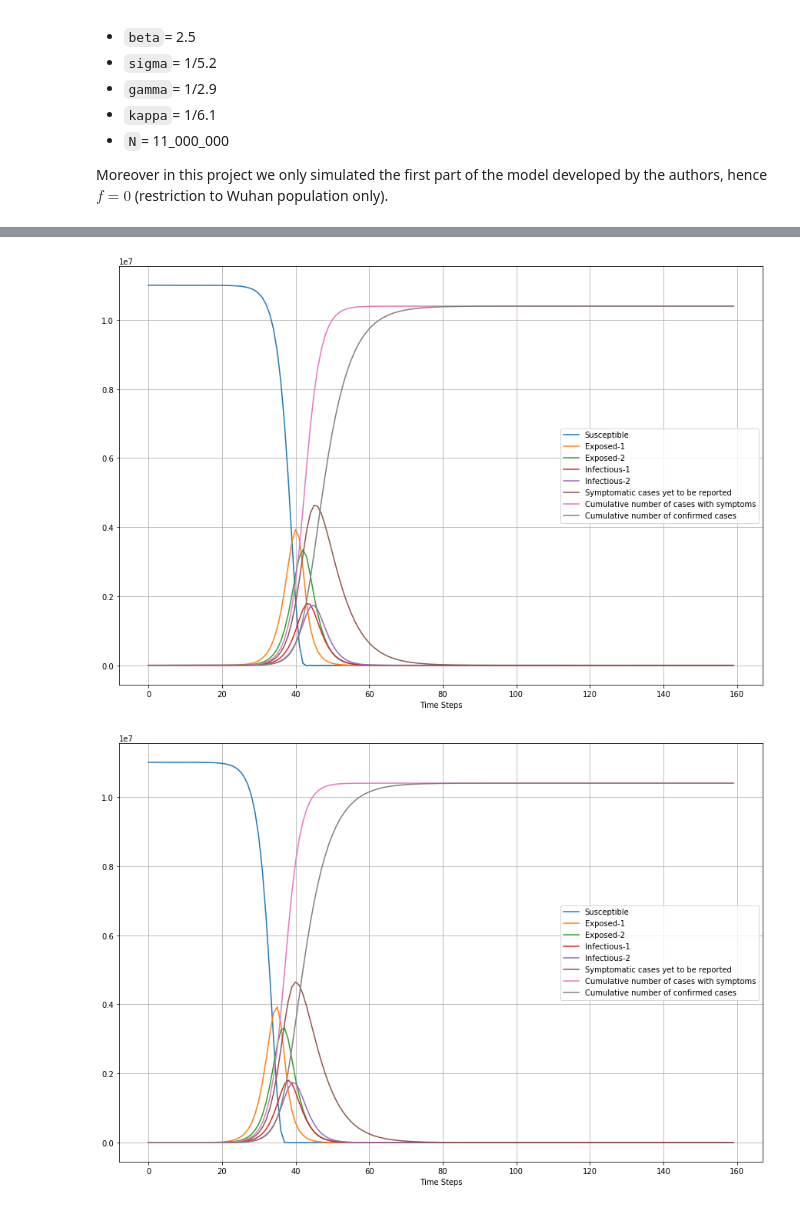
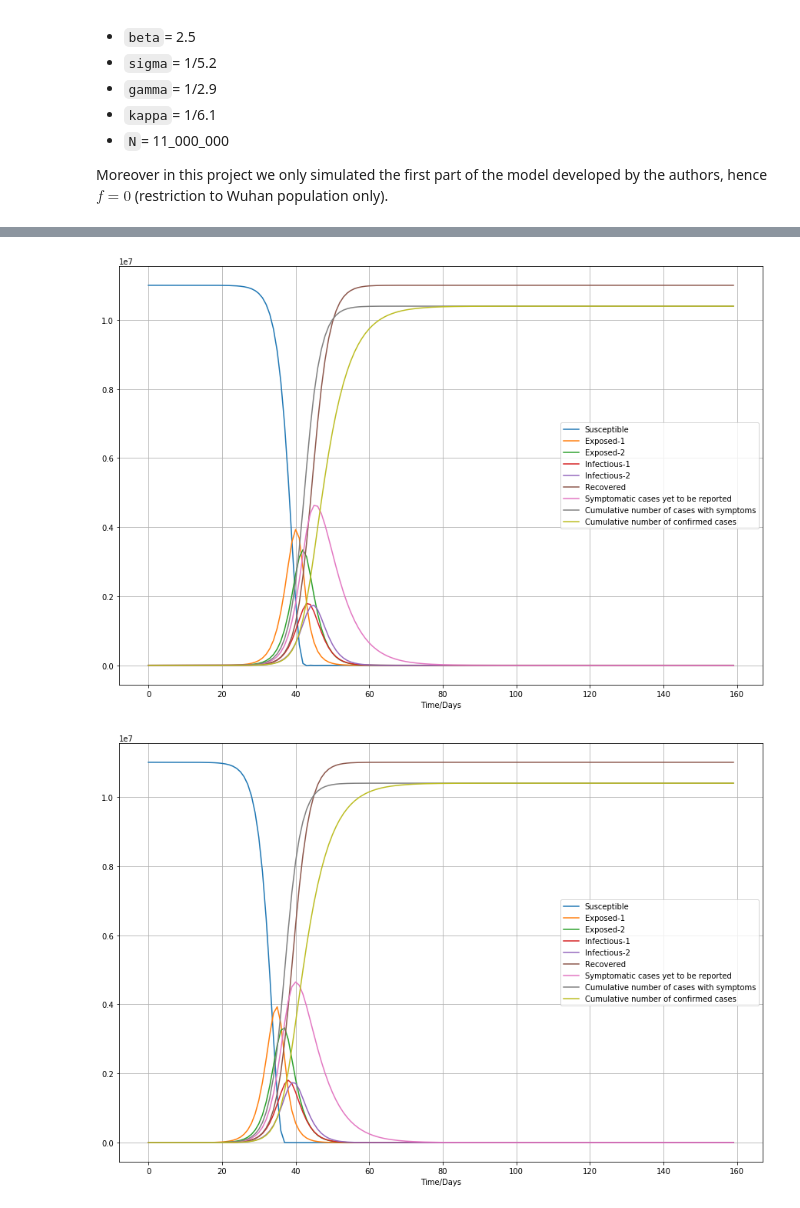
Before and after one commit to chloeskt/covid-19, a Jupyter notebook: SMC Projet Coronavirus.ipynb, the cells around one changed output, grey strips where cells are left out. Drawn from its saved outputs; the diff is of its cells as text; code cells hidden in the pictures.

Commit message:
add recovered

```diff
--- a/SMC Projet Coronavirus.ipynb
+++ b/SMC Projet Coronavirus.ipynb
@@ -119,10 +119,8 @@ Now that we saw a basic version of SIR models, we shall simulate the model descr
 def SEIR_model(initial, params, t):
     '''
     '''
-    #S_0, E_1_0, E_2_0, I_1_0, I_2_0, R_0, Q_0, D_0, C_0 = init_vals
-    #S, E1, E2, I1, I2, R, Q, D, C = [S_0], [E_1_0], [E_2_0], [I_1_0], [I_2_0], [R_0], [Q_0], [D_0], [C_0]
-    S_0, E_1_0, E_2_0, I_1_0, I_2_0, Q_0, D_0, C_0 = init_vals
-    S, E1, E2, I1, I2, Q, D, C = [S_0], [E_1_0], [E_2_0], [I_1_0], [I_2_0], [Q_0], [D_0], [C_0]
+    S_0, E_1_0, E_2_0, I_1_0, I_2_0, R_0, Q_0, D_0, C_0 = init_vals
+    S, E1, E2, I1, I2, R, Q, D, C = [S_0], [E_1_0], [E_2_0], [I_1_0], [I_2_0], [R_0], [Q_0], [D_0], [C_0]
     sigma, beta, gamma, kappa = params
     dt = t[1] - t[0]
     for t_ in t[1:]:
@@ -135,18 +133,17 @@ def SEIR_model(initial, params, t):
         next_Q = Q[-1] + (2*sigma*E2[-1]*np.exp(-gamma*kappa) - kappa*Q[-1])*dt
         next_D = D[-1] + (2*sigma*E2[-1]*np.exp(-gamma*kappa))*dt
         next_C = C[-1] + (kappa*Q[-1])*dt
-        #next_R = R[-1] + (gamma*I[-1])*dt
+        next_R = R[-1] + (gamma*(I1[-1] + I2[-1]))*dt
         S.append(next_S)
         E1.append(next_E1)
         E2.append(next_E2)
         I1.append(next_I1)
         I2.append(next_I2)
-        #R.append(next_R)
+        R.append(next_R)
         Q.append(next_Q)
         D.append(next_D)
         C.append(next_C)
-    #return np.stack([S, E1, E2, I1, I2, R, Q, D, C]).T
-    return np.stack([S, E1, E2, I1, I2, Q, D, C]).T
+    return np.stack([S, E1, E2, I1, I2, R, Q, D, C]).T
 # %% [markdown]
 Now we need to initialize values of our parameters, by reading the article and other modelisation and research of the COVID-19 propogation, we chose the following values:
 - `beta`= 2.5
@@ -208,6 +206,7 @@ plt.legend(['Susceptible',
             'Exposed-2',
             'Infectious-1',
             'Infectious-2',
+            'Recovered',
             'Symptomatic cases yet to be reported',
             'Cumulative number of cases with symptoms',
             'Cumulative number of confirmed cases'
@@ -215,27 +214,28 @@ plt.legend(['Susceptible',
 plt.xlabel('Time/Days')
 plt.show()
 # %% [output]
-[figure, old version]
+[figure, new version]
 # %%
 # If we change the number of initial cases to 10
 
-init_vals = [N-10, 10, 0, 0, 0, 0, 0, 0]
+init_vals = [N-10, 10, 0, 0, 0, 0, 0, 0, 0]
 # %%
 results = SEIR_model(init_vals, params, t)
 
 plt.figure(figsize=(15,10))
 plt.grid()
 plt.plot(results)
 plt.legend(['Susceptible',
             'Exposed-1',
             'Exposed-2',
             'Infectious-1',
             'Infectious-2',
+            'Recovered',
             'Symptomatic cases yet to be reported',
             'Cumulative number of cases with symptoms',
             'Cumulative number of confirmed cases'
            ])
 plt.xlabel('Time/Days')
 plt.show()
 # %% [output]
-[figure, old version]
+[figure, new version]
```
Also changed, not shown: parts of 2 cells of this notebook.
